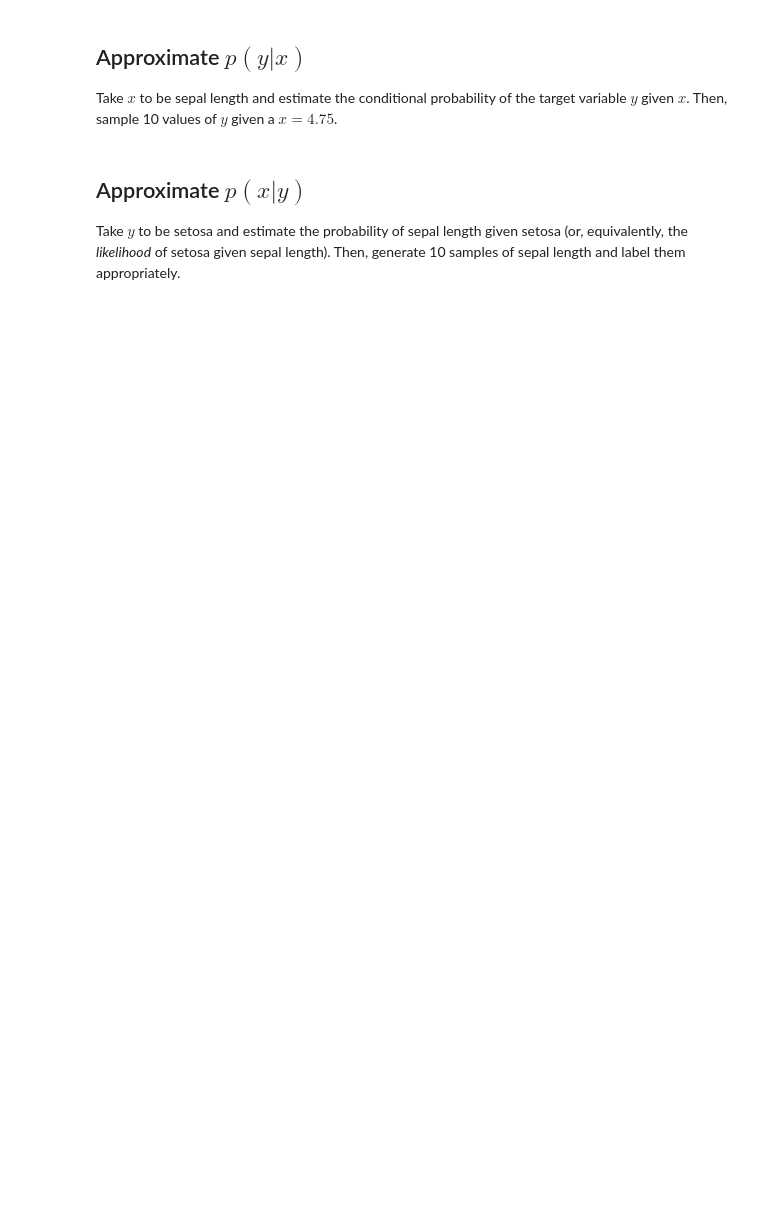
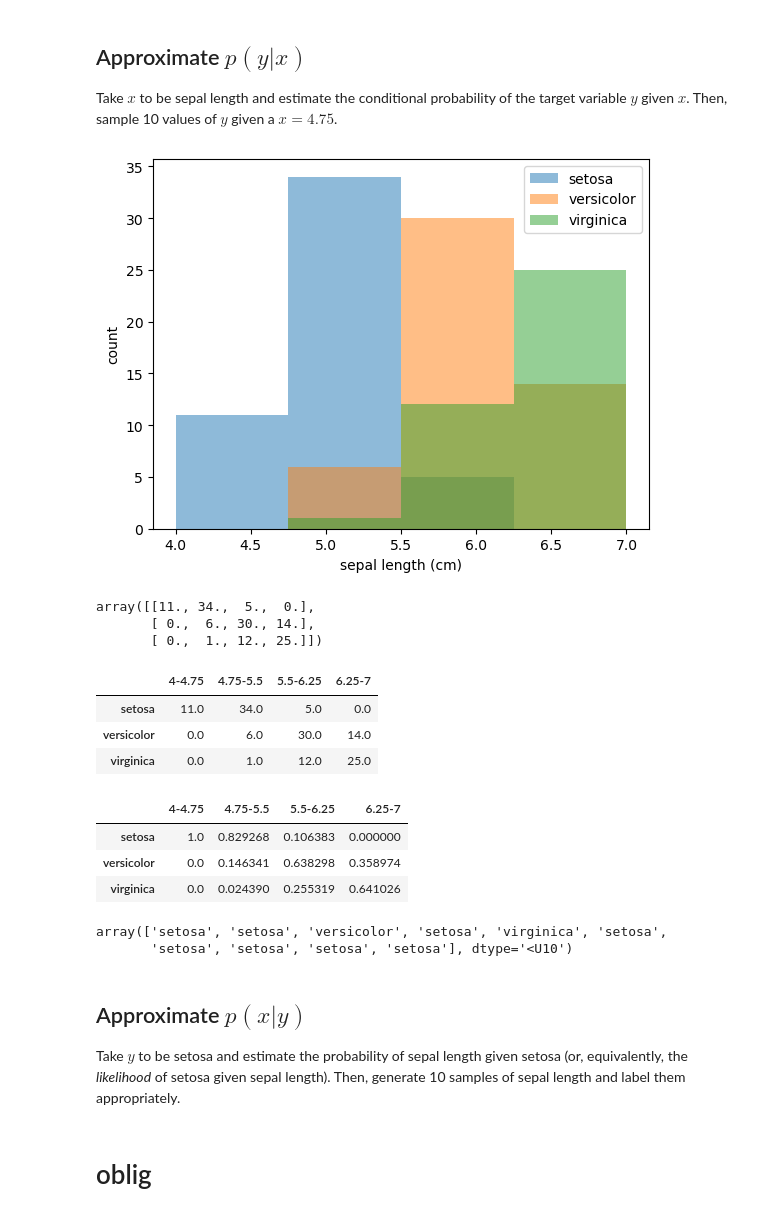
Before and after one commit to MartinSchoenig/IAG, a Jupyter notebook: Oblig/IAG_2_t.ipynb, the cells around one changed output. Drawn from its saved outputs; the diff is of its cells as text; code cells hidden in the pictures; blank space fills up the shorter version.

```diff
--- a/Oblig/IAG_2_t.ipynb
+++ b/Oblig/IAG_2_t.ipynb
@@ -87,3 +35,17 @@ np.random.uniform(low=5.5, high=6.25)
 # %% [markdown]
 ## Approximate $p(y|x)$
 Take $x$ to be sepal length and estimate the conditional probability of the target variable $y$ given $x$. Then, sample 10 values of $y$ given a $x=4.75$.
+# %%
+x = X[:,0]
+
+bins = np.linspace(4,7,5)
+
+for i in range(3):
+    plt.hist(x[y==i],bins,alpha=0.5, label=iris.target_names[i])
+
+plt.legend(loc='upper right')
+plt.xlabel('sepal length (cm)')
+plt.ylabel('count')
+plt.show()
+# %% [output]
+[figure, added]
@@ -90,3 +57,34 @@ Take $x$ to be sepal length and estimate the conditional probability of the targ
+# %%
+hist
+# %% [output]
+array([[11., 34.,  5.,  0.],
+       [ 0.,  6., 30., 14.],
+       [ 0.,  1., 12., 25.]])
+# %%
+counts = pd.DataFrame(hist, columns=['4-4.75','4.75-5.5','5.5-6.25','6.25-7'], index=iris.target_names)
+counts
+# %% [output]
+|  | 4-4.75 | 4.75-5.5 | 5.5-6.25 | 6.25-7 |
+| setosa | 11.0 | 34.0 | 5.0 | 0.0 |
+| versicolor | 0.0 | 6.0 | 30.0 | 14.0 |
+| virginica | 0.0 | 1.0 | 12.0 | 25.0 |
+# %%
+proba = counts
+for i in range(counts.shape[1]):
+    proba.iloc[:,i] = proba.iloc[:,i]/proba.iloc[:,i].sum()
+proba
+# %% [output]
+|  | 4-4.75 | 4.75-5.5 | 5.5-6.25 | 6.25-7 |
+| setosa | 1.0 | 0.829268 | 0.106383 | 0.000000 |
+| versicolor | 0.0 | 0.146341 | 0.638298 | 0.358974 |
+| virginica | 0.0 | 0.024390 | 0.255319 | 0.641026 |
+# %%
+np.random.choice(iris.target_names, size=10, p=proba['4.75-5.5'])
+# %% [output]
+array(['setosa', 'setosa', 'versicolor', 'setosa', 'virginica', 'setosa',
+       'setosa', 'setosa', 'setosa', 'setosa'], dtype='<U10')
 # %% [markdown]
 ## Approximate $p(x|y)$
 Take $y$ to be setosa and estimate the probability of sepal length given setosa (or, equivalently, the *likelihood* of setosa given sepal length). Then, generate 10 samples of sepal length and label them appropriately.
+# %% [markdown]
+# oblig
```
Also changed, not shown: parts of 16 cells of this notebook.
